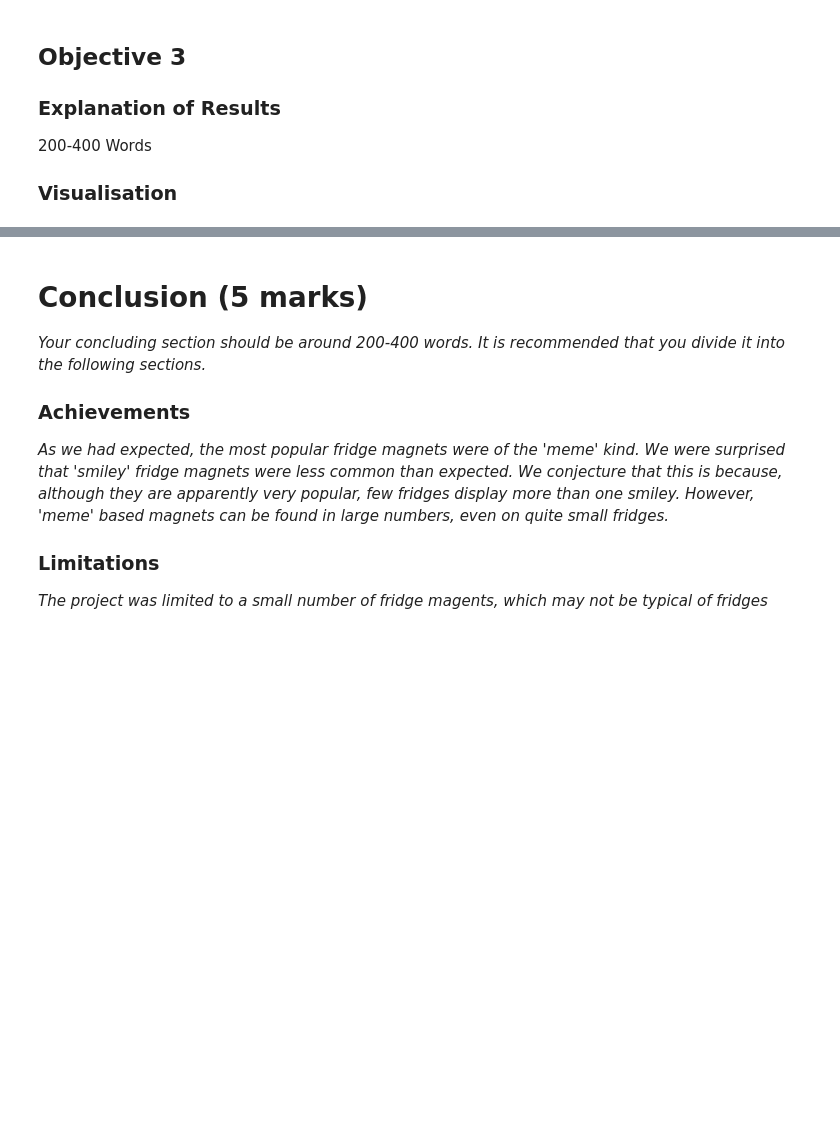
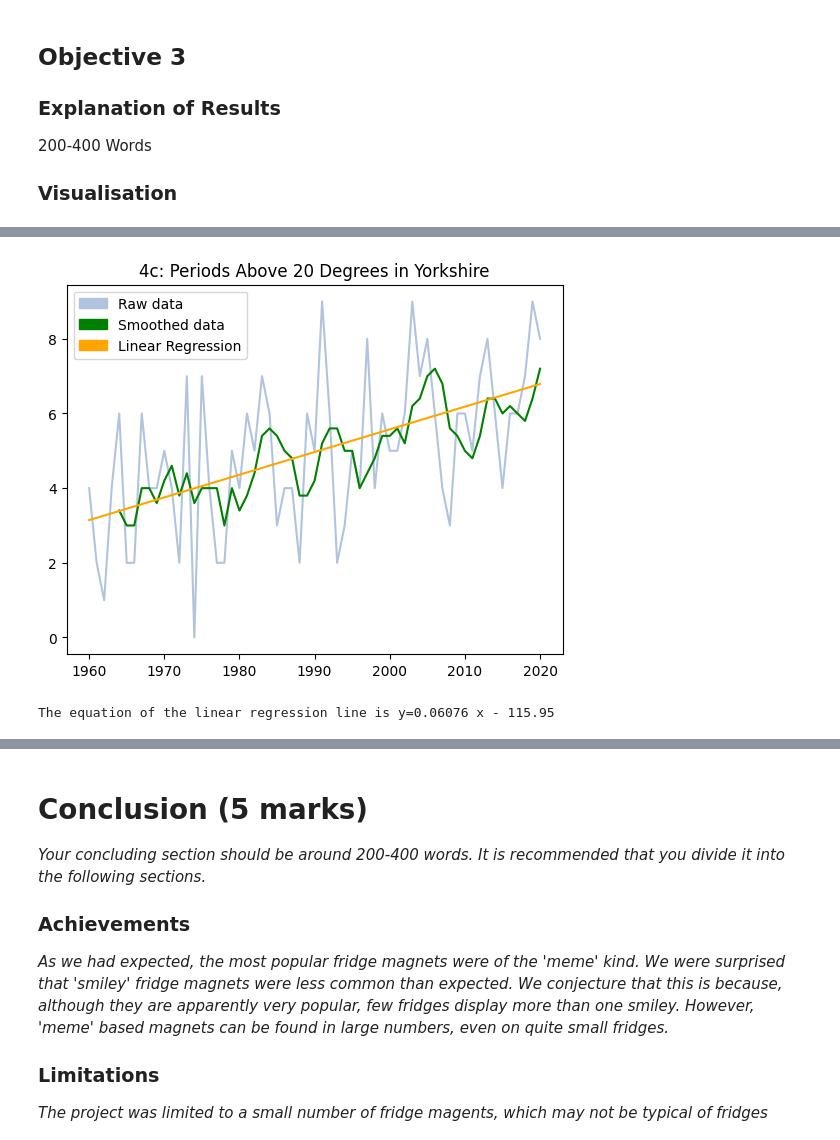
Before and after one commit to omariosc/comp5712-p4ds-group-project, a Jupyter notebook: A3_Data_Analysis_Project.ipynb, the cells around one changed output, grey strips where cells are left out. Cells and saved outputs as stored; diff of their text form; code cells hidden in the pictures; blank space fills up the shorter version.

```diff
--- a/A3_Data_Analysis_Project.ipynb
+++ b/A3_Data_Analysis_Project.ipynb
@@ -1367,0 +1294,6 @@ fridge_sorted_bar(color='red')
+# %%
+heatwaves20 = FindHeatWaves(20)
+plot_raw_smoothed(heatwaves20["Year"],heatwaves20["No. of heatwaves"],5,title = "4c: Periods Above 20 Degrees in Yorkshire")
+# %% [output]
+[figure, added]
+The equation of the linear regression line is y=0.06076 x - 115.95
```
Also changed, not shown: parts of 53 cells of this notebook.
